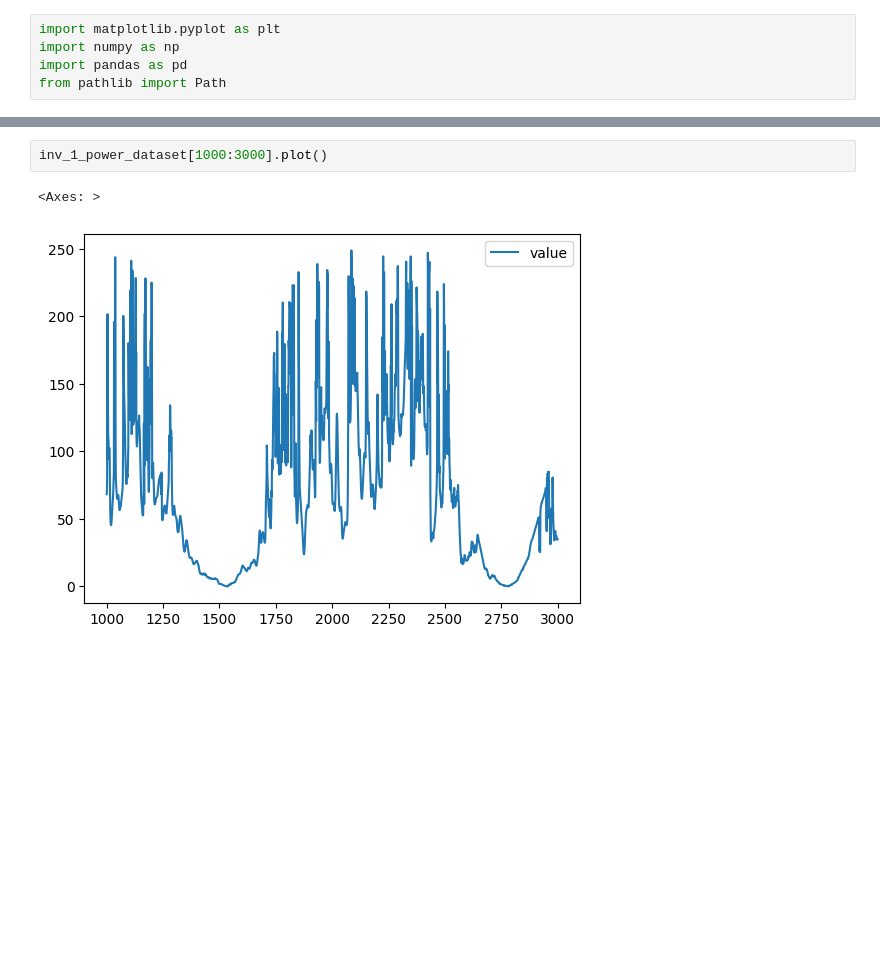
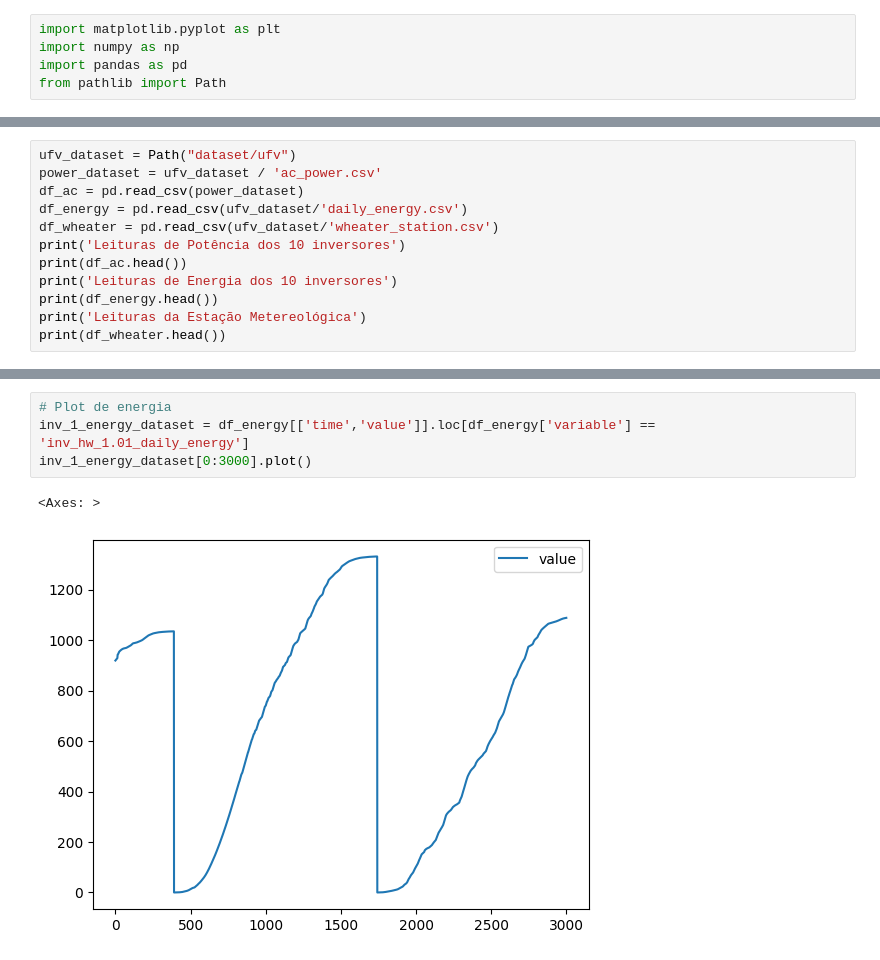
Before and after one commit to MrTuckie/automacao-2-ufes-2024-2, a Jupyter notebook: artigo/lorencini.ipynb, the cells around one changed output, grey strips where cells are left out. Saved outputs shown, nothing was run; the diff lists cells and outputs as text; blank space fills up the shorter version.

```diff
--- a/artigo/lorencini.ipynb
+++ b/artigo/lorencini.ipynb
@@ -30,0 +25,12 @@ print(df_ac.head())
+# %%
+ufv_dataset = Path("dataset/ufv")
+power_dataset = ufv_dataset / 'ac_power.csv'
+df_ac = pd.read_csv(power_dataset)
+df_energy = pd.read_csv(ufv_dataset/'daily_energy.csv')
+df_wheater = pd.read_csv(ufv_dataset/'wheater_station.csv')
+print('Leituras de Potência dos 10 inversores')
+print(df_ac.head())
+print('Leituras de Energia dos 10 inversores')
+print(df_energy.head())
+print('Leituras da Estação Metereológica')
+print(df_wheater.head())
@@ -38,8 +85,10 @@ inv_1_power_dataset.head()
 | 2 | 2024-08-01 17:07:30 | 139.912 |
 | 3 | 2024-08-01 17:08:00 | 99.205 |
 | 4 | 2024-08-01 17:08:30 | 87.591 |
-# %%
-inv_1_power_dataset[1000:3000].plot()
-# %% [output]
-<Axes: >
-[figure, removed]
+# %%
+# Plot de energia
+inv_1_energy_dataset = df_energy[['time','value']].loc[df_energy['variable'] == 'inv_hw_1.01_daily_energy']
+inv_1_energy_dataset[0:3000].plot()
+# %% [output]
+<Axes: >
+[figure, added]
```
Also changed, not shown: parts of 8 cells of this notebook.
